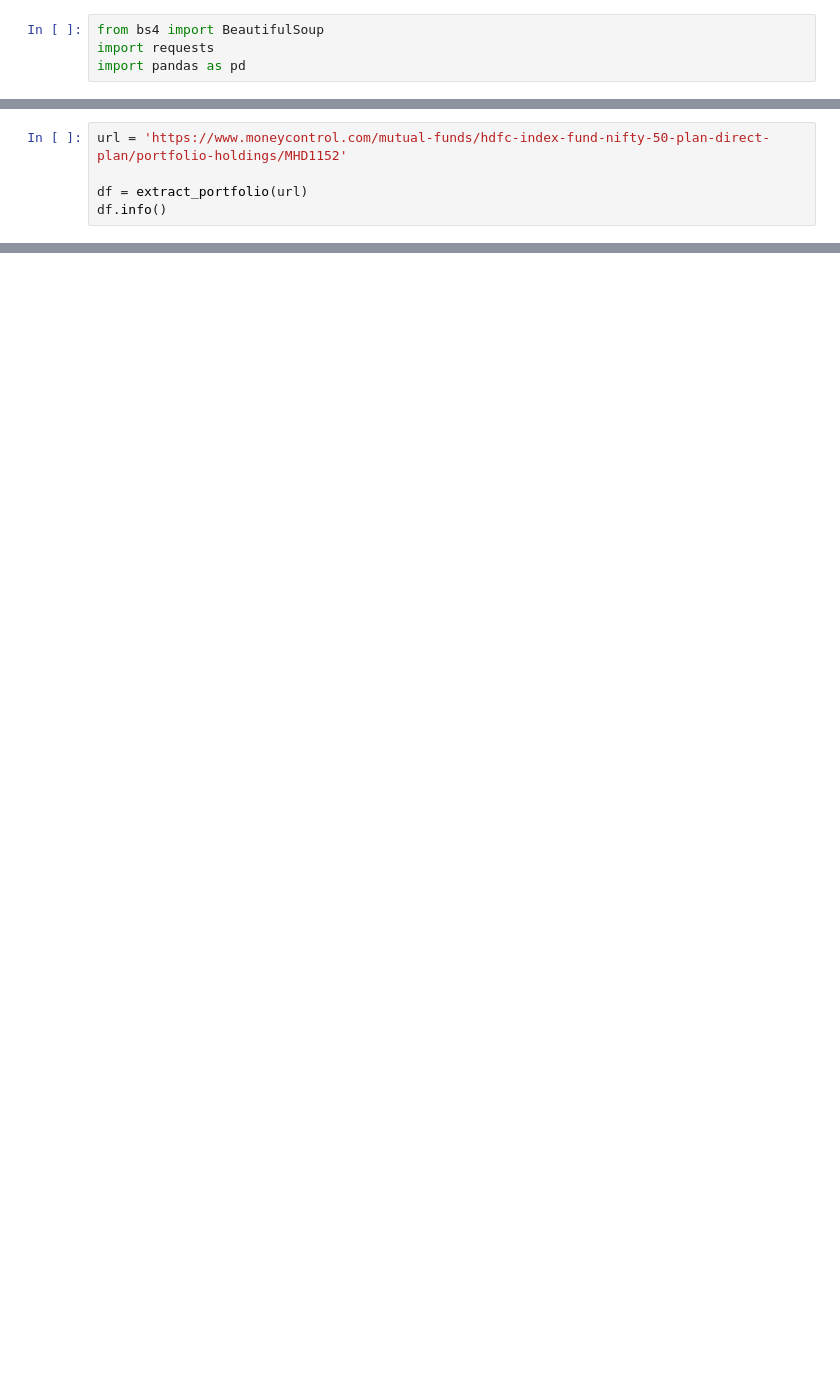
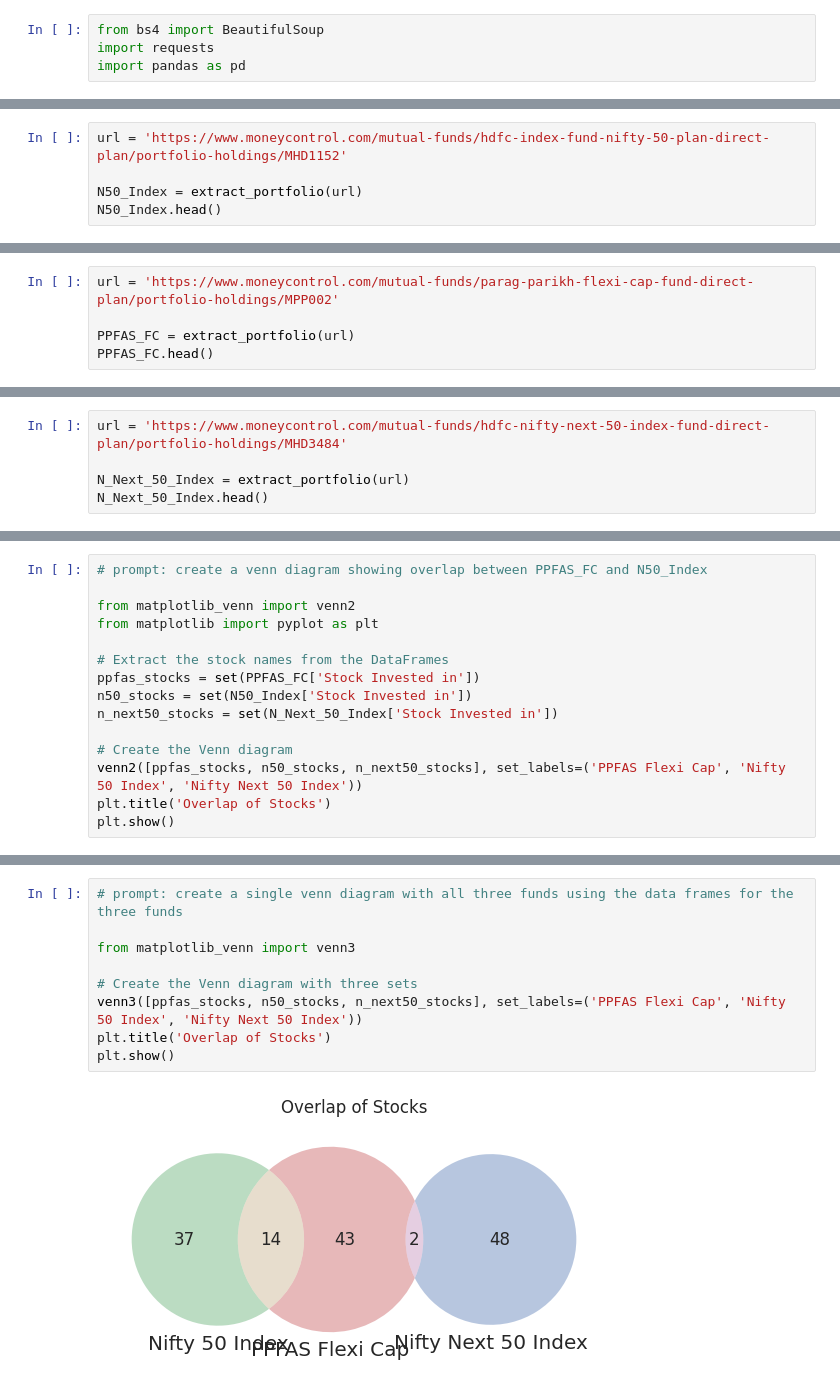
Before and after one commit to Krishna-Kumar-Sankaran-Kutty/PersonalFinanceUtils, a Jupyter notebook: GetMFData.ipynb, the cells around one changed output, grey strips where cells are left out. Cells and saved outputs as stored; diff of their text form; blank space fills up the shorter version.

```diff
--- a/GetMFData.ipynb
+++ b/GetMFData.ipynb
@@ -46,6 +50,6 @@ def extract_portfolio(url):
 # %%
 url = 'https://www.moneycontrol.com/mutual-funds/hdfc-index-fund-nifty-50-plan-direct-plan/portfolio-holdings/MHD1152'
 
-df = extract_portfolio(url)
-df.info()
+N50_Index = extract_portfolio(url)
+N50_Index.head()
 # %% [output]
@@ -82,0 +63,5 @@ fig.show()
+# %%
+url = 'https://www.moneycontrol.com/mutual-funds/parag-parikh-flexi-cap-fund-direct-plan/portfolio-holdings/MPP002'
+
+PPFAS_FC = extract_portfolio(url)
+PPFAS_FC.head()
@@ -82,0 +76,5 @@ fig.show()
+# %%
+url = 'https://www.moneycontrol.com/mutual-funds/hdfc-nifty-next-50-index-fund-direct-plan/portfolio-holdings/MHD3484'
+
+N_Next_50_Index = extract_portfolio(url)
+N_Next_50_Index.head()
@@ -82,0 +89,15 @@ fig.show()
+# %%
+# prompt: create a venn diagram showing overlap between PPFAS_FC and N50_Index
+
+from matplotlib_venn import venn2
+from matplotlib import pyplot as plt
+
+# Extract the stock names from the DataFrames
+ppfas_stocks = set(PPFAS_FC['Stock Invested in'])
+n50_stocks = set(N50_Index['Stock Invested in'])
+n_next50_stocks = set(N_Next_50_Index['Stock Invested in'])
+
+# Create the Venn diagram
+venn2([ppfas_stocks, n50_stocks, n_next50_stocks], set_labels=('PPFAS Flexi Cap', 'Nifty 50 Index', 'Nifty Next 50 Index'))
+plt.title('Overlap of Stocks')
+plt.show()
@@ -82,0 +106,11 @@ fig.show()
+# %%
+# prompt: create a single venn diagram with all three funds using the data frames for the three funds
+
+from matplotlib_venn import venn3
+
+# Create the Venn diagram with three sets
+venn3([ppfas_stocks, n50_stocks, n_next50_stocks], set_labels=('PPFAS Flexi Cap', 'Nifty 50 Index', 'Nifty Next 50 Index'))
+plt.title('Overlap of Stocks')
+plt.show()
+# %% [output]
+[figure, added]
```
Also changed, not shown: parts of 8 cells of this notebook.
